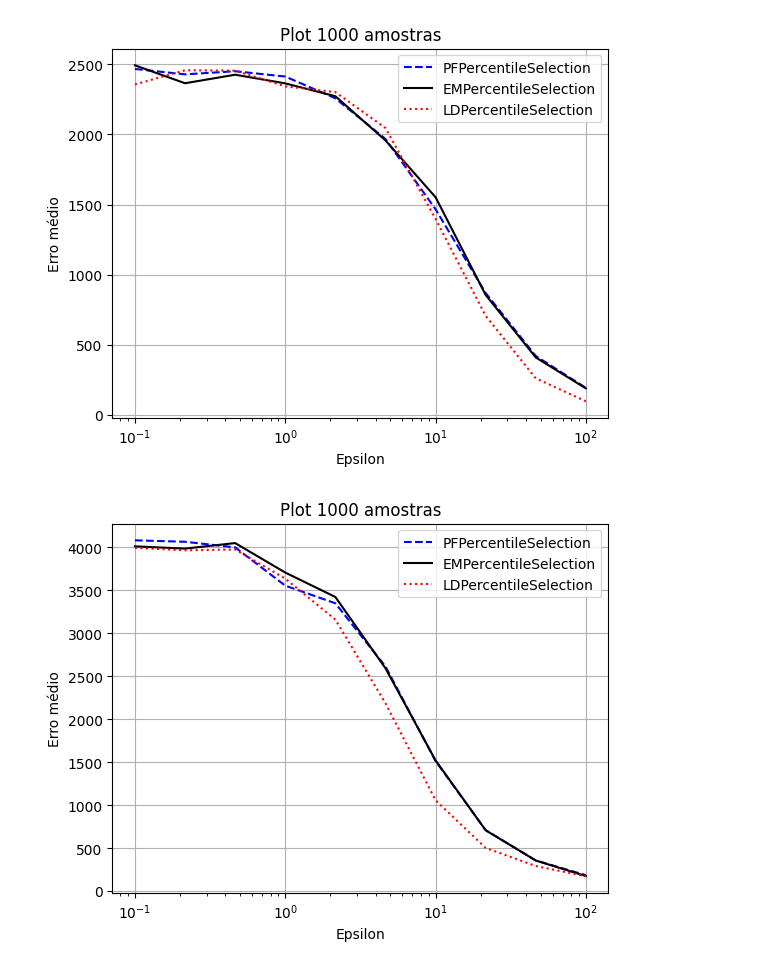
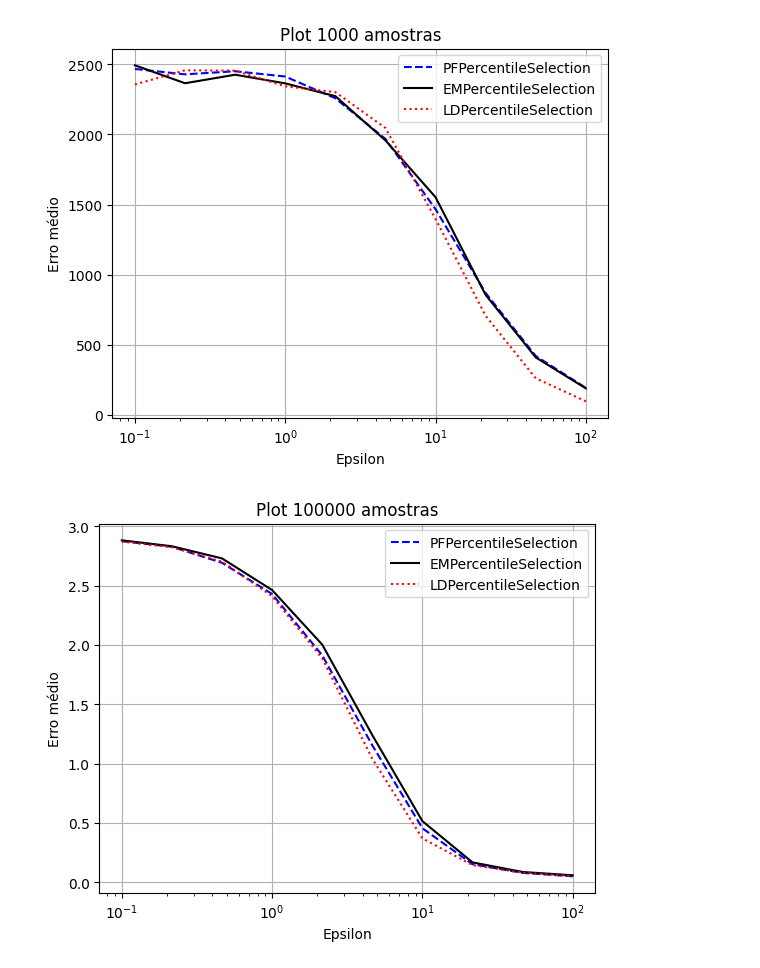
Before and after one commit to kalebemaiaa/localDampening, a Jupyter notebook: ID3_algoritmo.ipynb, the cells around one changed output. Saved outputs shown, nothing was run; the diff lists cells and outputs as text; code cells hidden in the pictures.

```diff
--- a/ID3_algoritmo.ipynb
+++ b/ID3_algoritmo.ipynb
@@ -840,21 +852,21 @@ evalueate_1 = avaliation(array_aleatorio,
 [figure]
 # %%
 epsilons = np.logspace(-1, 2, 10)
-n_array = 1000
-lam = 10**4
-percent = 90
+n_array = 10
+lam = 10**1
+percent = 5
 percentile = int(np.ceil(percent / 100 * (n_array)))
 parameters = [lam, percentile]
 array_aleatorio = np.sort(np.random.rand(n_array) * lam)
-n_amostras = 1000
+n_amostras = 100000
 evalueate_1 = avaliation(array_aleatorio,
                            score_func_alg5,
                            epsilons,
                            max_u = parameters,
                            n_amostras=n_amostras,
                            delta_func=local_sensivity_at_tDistance_alg5)
 # %% [output]
-[figure, old version]
+[figure, new version]
 # %%
 epsilons = np.logspace(-1, 2, 10)
 n_array = 1000
```
Also changed, not shown: parts of 7 cells of this notebook, 1 other file.
